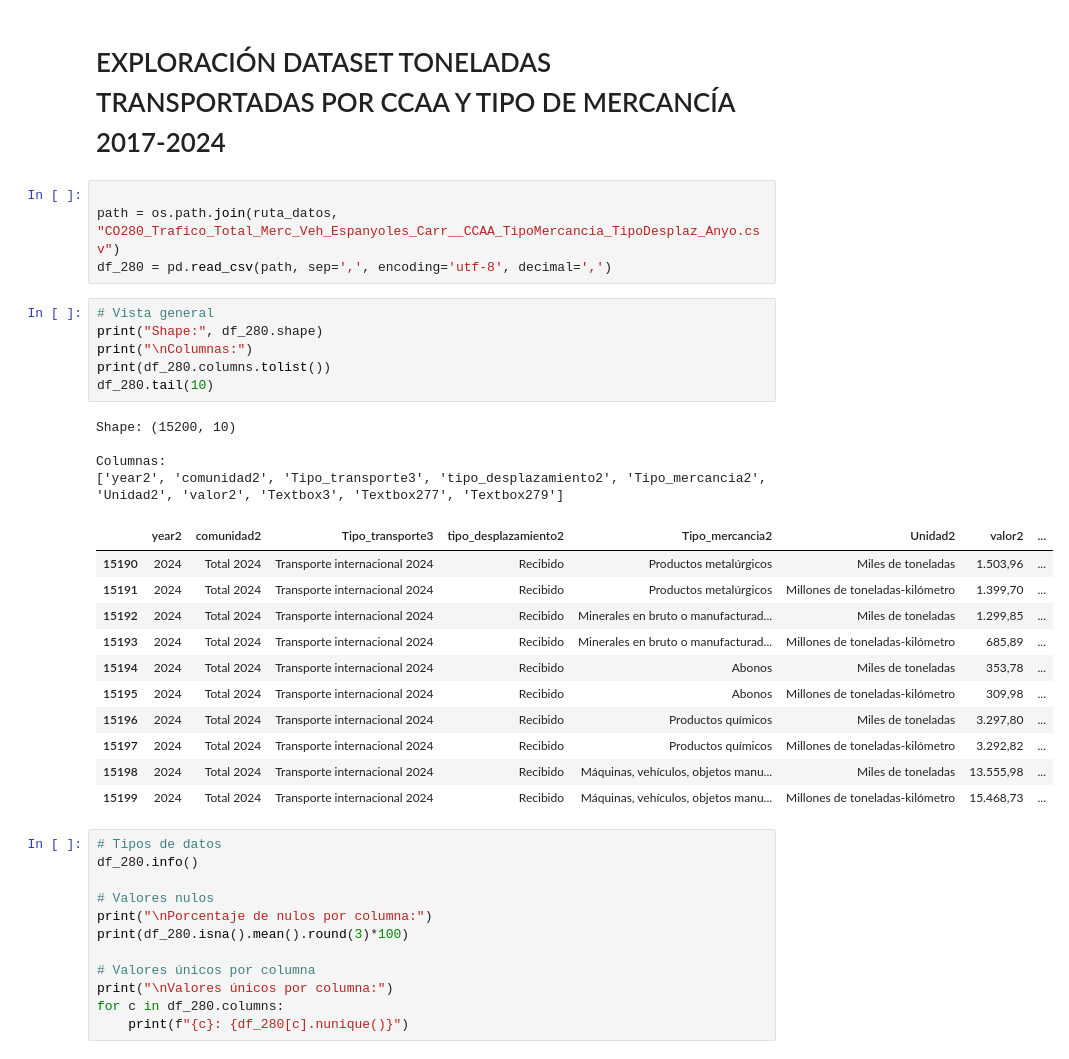
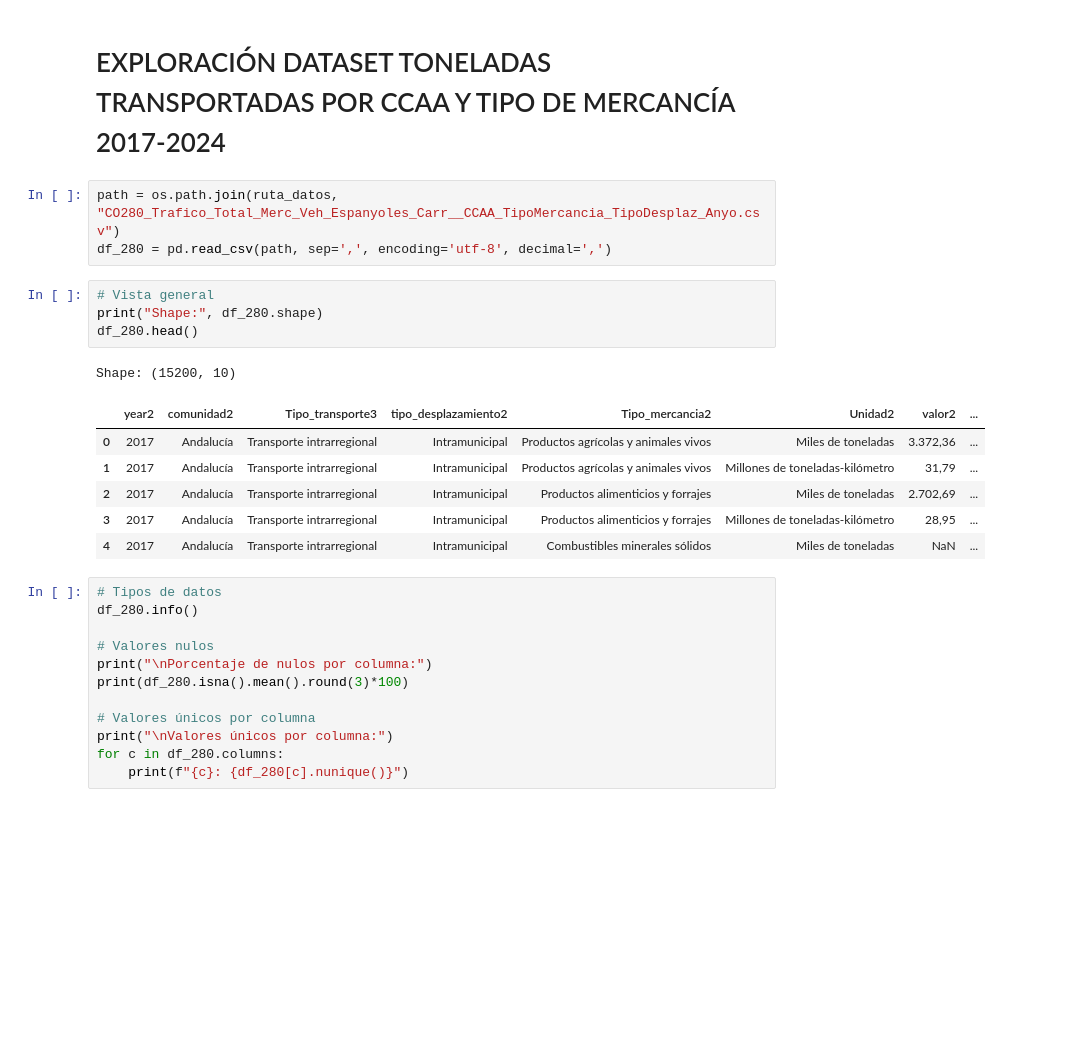
Before and after one commit to esanchezlaulhe1312/transporte_mercancias_carretera, a Jupyter notebook: notebooks/01_exploracion_CO280.ipynb, the cells around one changed output. Drawn from its saved outputs; the diff is of its cells as text; blank space fills up the shorter version.

```diff
--- a/notebooks/01_exploracion_CO280.ipynb
+++ b/notebooks/01_exploracion_CO280.ipynb
@@ -74,31 +75,20 @@ pd.DataFrame(resumen_general)
 # %% [markdown]
 # EXPLORACIÓN DATASET TONELADAS TRANSPORTADAS POR CCAA Y TIPO DE MERCANCÍA 2017-2024
 # %%
-
 path = os.path.join(ruta_datos, "CO280_Trafico_Total_Merc_Veh_Espanyoles_Carr__CCAA_TipoMercancia_TipoDesplaz_Anyo.csv")
 df_280 = pd.read_csv(path, sep=',', encoding='utf-8', decimal=',')
 # %%
 # Vista general
 print("Shape:", df_280.shape)
-print("\nColumnas:")
-print(df_280.columns.tolist())
-df_280.tail(10)
+df_280.head()
 # %% [output]
 Shape: (15200, 10)
-
-Columnas:
-['year2', 'comunidad2', 'Tipo_transporte3', 'tipo_desplazamiento2', 'Tipo_mercancia2', 'Unidad2', 'valor2', 'Textbox3', 'Textbox277', 'Textbox279']
 |  | year2 | comunidad2 | Tipo_transporte3 | tipo_desplazamiento2 | Tipo_mercancia2 | Unidad2 | valor2 | ... |
-| 15190 | 2024 | Total 2024 | Transporte internacional 2024 | Recibido | Productos metalúrgicos | Miles de toneladas | 1.503,96 | ... |
-| 15191 | 2024 | Total 2024 | Transporte internacional 2024 | Recibido | Productos metalúrgicos | Millones de toneladas-kilómetro | 1.399,70 | ... |
-| 15192 | 2024 | Total 2024 | Transporte internacional 2024 | Recibido | Minerales en bruto o manufacturad... | Miles de toneladas | 1.299,85 | ... |
-| 15193 | 2024 | Total 2024 | Transporte internacional 2024 | Recibido | Minerales en bruto o manufacturad... | Millones de toneladas-kilómetro | 685,89 | ... |
-| 15194 | 2024 | Total 2024 | Transporte internacional 2024 | Recibido | Abonos | Miles de toneladas | 353,78 | ... |
-| 15195 | 2024 | Total 2024 | Transporte internacional 2024 | Recibido | Abonos | Millones de toneladas-kilómetro | 309,98 | ... |
-| 15196 | 2024 | Total 2024 | Transporte internacional 2024 | Recibido | Productos químicos | Miles de toneladas | 3.297,80 | ... |
-| 15197 | 2024 | Total 2024 | Transporte internacional 2024 | Recibido | Productos químicos | Millones de toneladas-kilómetro | 3.292,82 | ... |
-| 15198 | 2024 | Total 2024 | Transporte internacional 2024 | Recibido | Máquinas, vehículos, objetos manu... | Miles de toneladas | 13.555,98 | ... |
-| 15199 | 2024 | Total 2024 | Transporte internacional 2024 | Recibido | Máquinas, vehículos, objetos manu... | Millones de toneladas-kilómetro | 15.468,73 | ... |
+| 0 | 2017 | Andalucía | Transporte intrarregional | Intramunicipal | Productos agrícolas y animales vivos | Miles de toneladas | 3.372,36 | ... |
+| 1 | 2017 | Andalucía | Transporte intrarregional | Intramunicipal | Productos agrícolas y animales vivos | Millones de toneladas-kilómetro | 31,79 | ... |
+| 2 | 2017 | Andalucía | Transporte intrarregional | Intramunicipal | Productos alimenticios y forrajes | Miles de toneladas | 2.702,69 | ... |
+| 3 | 2017 | Andalucía | Transporte intrarregional | Intramunicipal | Productos alimenticios y forrajes | Millones de toneladas-kilómetro | 28,95 | ... |
+| 4 | 2017 | Andalucía | Transporte intrarregional | Intramunicipal | Combustibles minerales sólidos | Miles de toneladas | NaN | ... |
 # %%
 # Tipos de datos
 df_280.info()
```
Also changed, not shown: parts of 17 cells of this notebook, 15 other files.
